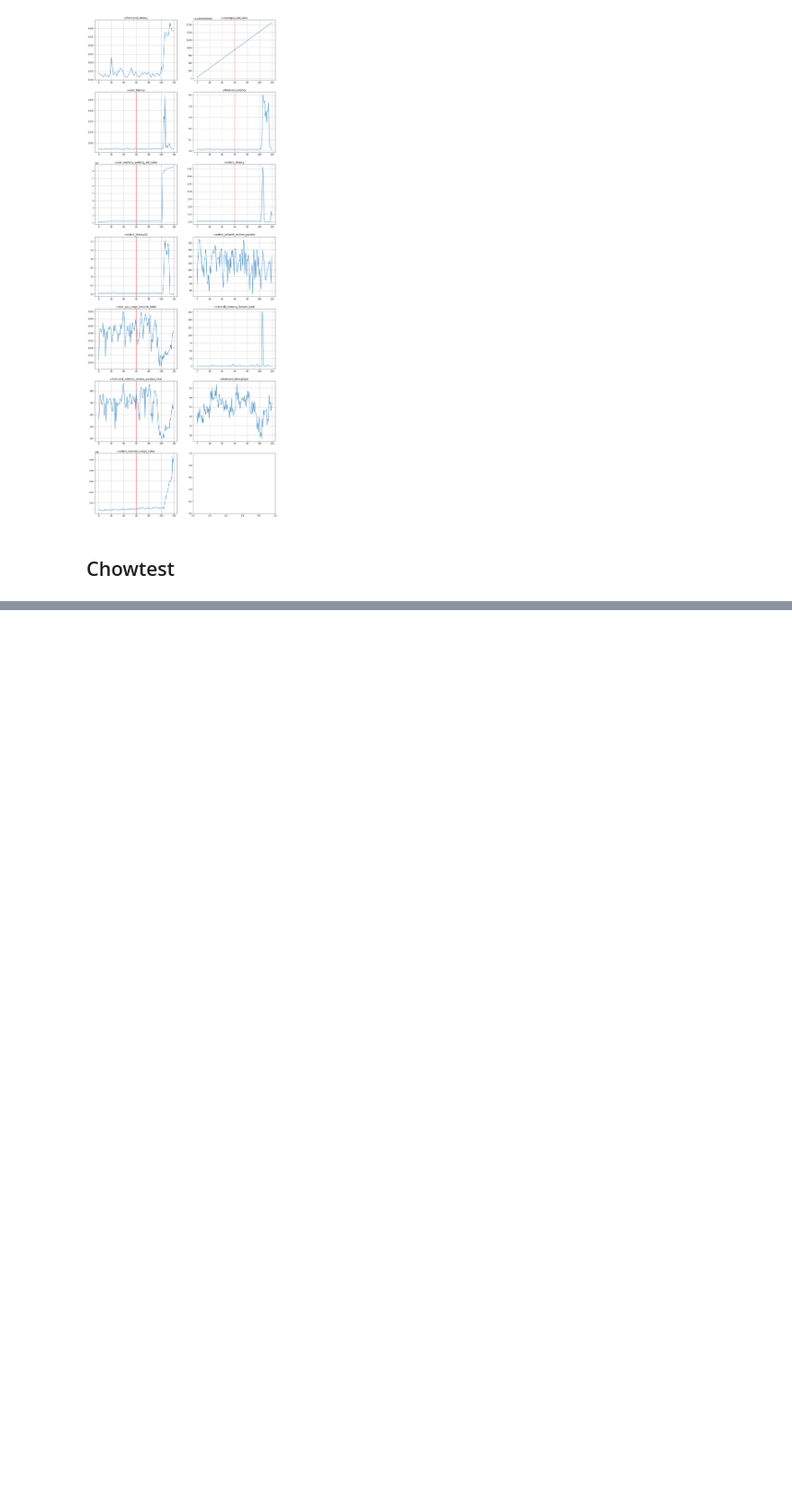
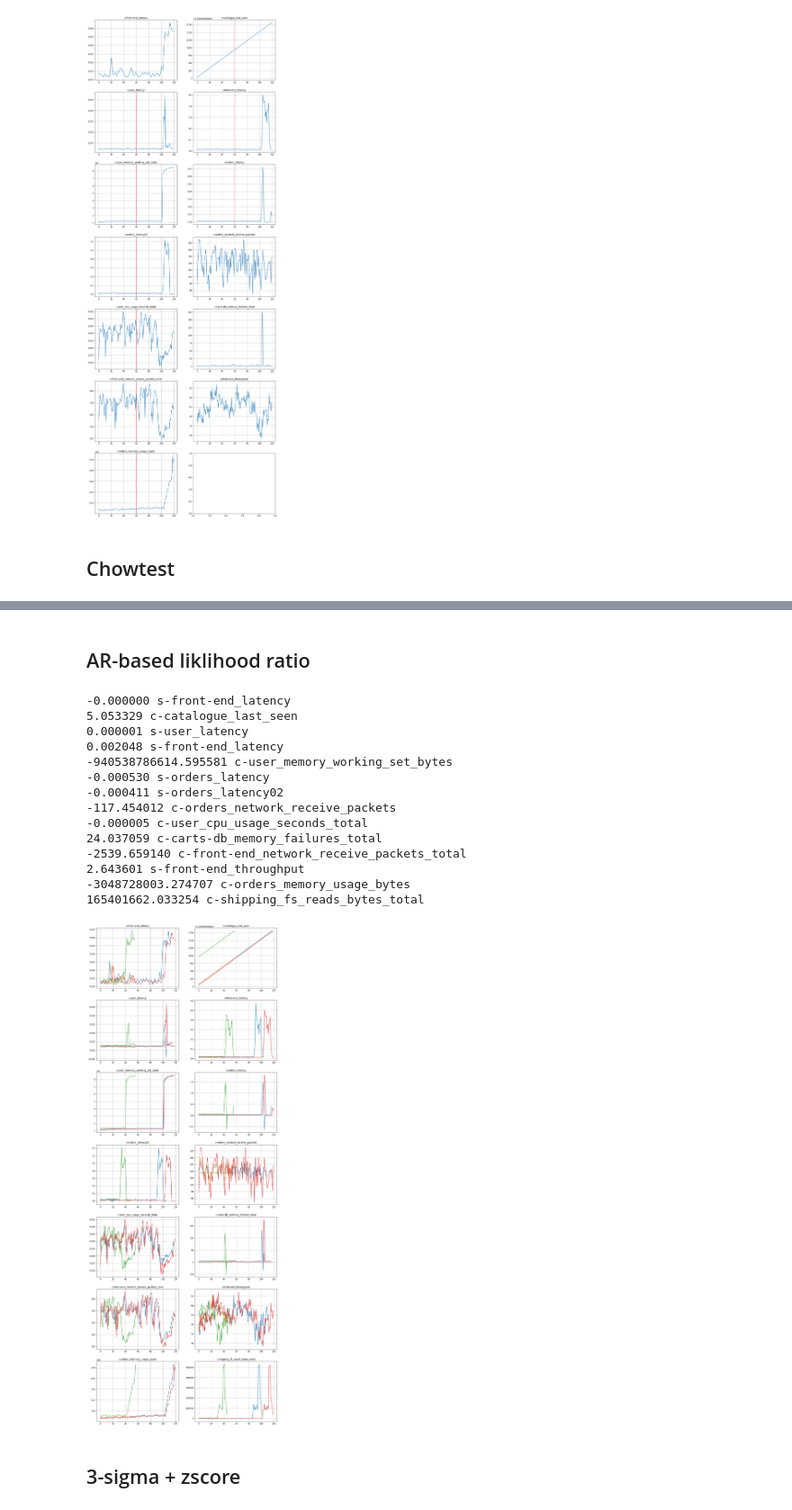
Before and after one commit to ai4sre/meltria-analyzer, a Jupyter notebook: notebooks/2samp_test.ipynb, the cells around one changed output, grey strips where cells are left out. Shown at 90% size. Drawn from its saved outputs; the diff is of its cells as text; code cells hidden in the pictures; blank space fills up the shorter version.

Commit message:
notebooks: add ar likelihood method and 3sigma

```diff
--- a/notebooks/2samp_test.ipynb
+++ b/notebooks/2samp_test.ipynb
@@ -167,0 +171,55 @@ for case, ax in zip(cases, axs.flatten()):
+# %% [markdown]
+## AR-based liklihood ratio
+# %%
+from tsdr.outlierdetection.ar import AROutlierDetector
+
+def likelihood_ratio_test_with_ar(ts, ax):
+    ar = AROutlierDetector(ts)
+    ar.fit(regression='c', ic='bic')
+    sse = ar.sse_in_sample()
+    ax.plot(ar.predict_in_sample()[0])
+
+    train_ts, test_ts = np.split(ts, 2)
+
+    train_ar = AROutlierDetector(train_ts)
+    train_ar.fit(regression='c', ic='bic')
+    train_sse = train_ar.sse_in_sample()
+    ax.plot(train_ar.predict_in_sample()[0])
+
+    test_ar = AROutlierDetector(test_ts)
+    test_ar.fit(regression='c', ic='bic')
+    test_sse = test_ar.sse_in_sample()
+    ax.plot(test_ar.predict_in_sample()[0])
+
+    criteria = (sse - (train_sse + test_sse)) / (ts.size - train_ts.size)
+    return criteria
+# %%
+cases = sockshop.testcases_of_sockshop
+fig, axs = plt.subplots(len(cases)//2, ncols=2)
+fig.set_size_inches(16, 3*len(cases))
+for case, ax in zip(cases, axs.flatten()):
+    ts = np.array(case['datapoints'])
+    criteria = likelihood_ratio_test_with_ar(ts, ax)
+    print(f"{criteria:5f}", case['name'])
+
+    ax.set_title(case['name'])
+    ax.plot(ts)
+    ax.grid()
+# %% [output]
+-0.000000 s-front-end_latency
+5.053329 c-catalogue_last_seen
+0.000001 s-user_latency
+0.002048 s-front-end_latency
+-940538786614.595581 c-user_memory_working_set_bytes
+-0.000530 s-orders_latency
+-0.000411 s-orders_latency02
+-117.454012 c-orders_network_receive_packets
+-0.000005 c-user_cpu_usage_seconds_total
+24.037059 c-carts-db_memory_failures_total
+-2539.659140 c-front-end_network_receive_packets_total
+2.643601 s-front-end_throughput
+-3048728003.274707 c-orders_memory_usage_bytes
+165401662.033254 c-shipping_fs_reads_bytes_total
+[figure, added]
+# %% [markdown]
+## 3-sigma + zscore
```
Also changed, not shown: parts of 5 cells of this notebook, 1 other file.
